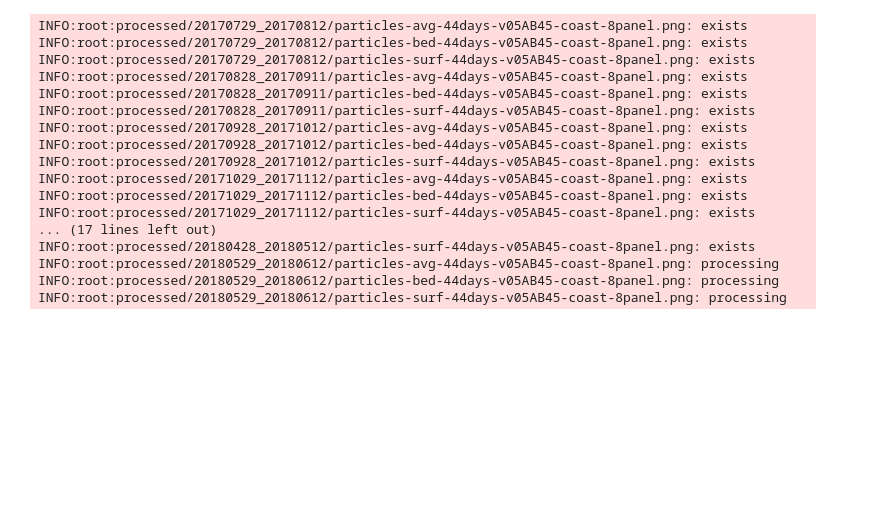
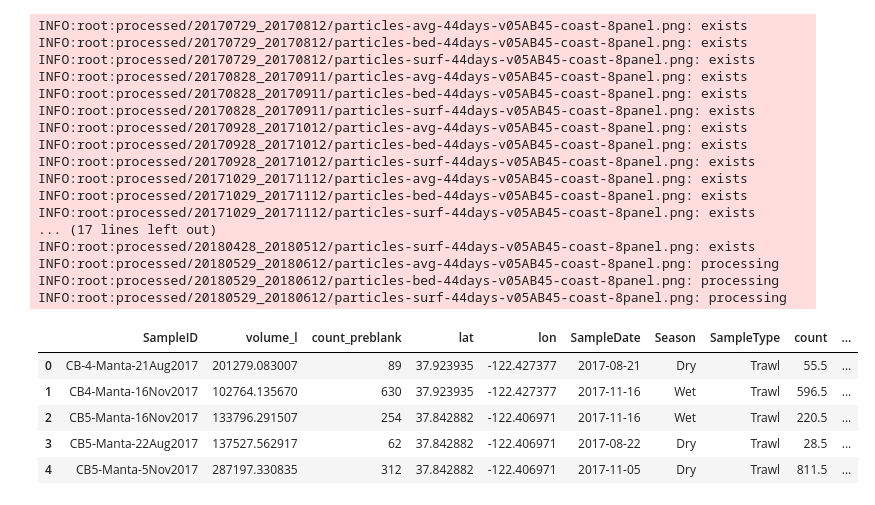
Before and after one commit to rustychris/microplastic_sfbay, a Jupyter notebook: postprocess/conc_plots.ipynb, the cells around one changed output. Cells and saved outputs as stored; diff of their text form; code cells hidden in the pictures; blank space fills up the shorter version.

Commit message:
manta vs model plots

```diff
--- a/postprocess/conc_plots.ipynb
+++ b/postprocess/conc_plots.ipynb
@@ -449,3 +455,12 @@ INFO:root:processed/20180529_20180612/particles-bed-44days-v05AB45-coast-8panel.
 INFO:root:processed/20180529_20180612/particles-surf-44days-v05AB45-coast-8panel.png: processing
 # %%
 # Plot a sum, surface plot vs. the manta
+manta=pd.read_csv('manta_summary.csv')
+manta.head()
+# %% [output]
+|  | SampleID | volume_l | count_preblank | lat | lon | SampleDate | Season | SampleType | count | ... |
+| 0 | CB-4-Manta-21Aug2017 | 201279.083007 | 89 | 37.923935 | -122.427377 | 2017-08-21 | Dry | Trawl | 55.5 | ... |
+| 1 | CB4-Manta-16Nov2017 | 102764.135670 | 630 | 37.923935 | -122.427377 | 2017-11-16 | Wet | Trawl | 596.5 | ... |
+| 2 | CB5-Manta-16Nov2017 | 133796.291507 | 254 | 37.842882 | -122.406971 | 2017-11-16 | Wet | Trawl | 220.5 | ... |
+| 3 | CB5-Manta-22Aug2017 | 137527.562917 | 62 | 37.842882 | -122.406971 | 2017-08-22 | Dry | Trawl | 28.5 | ... |
+| 4 | CB5-Manta-5Nov2017 | 287197.330835 | 312 | 37.842882 | -122.406971 | 2017-11-05 | Dry | Trawl | 811.5 | ... |
```
Also changed, not shown: parts of 5 cells of this notebook.
